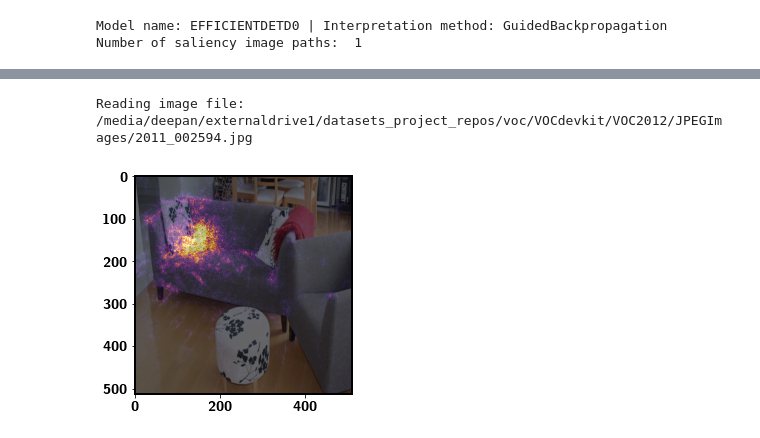
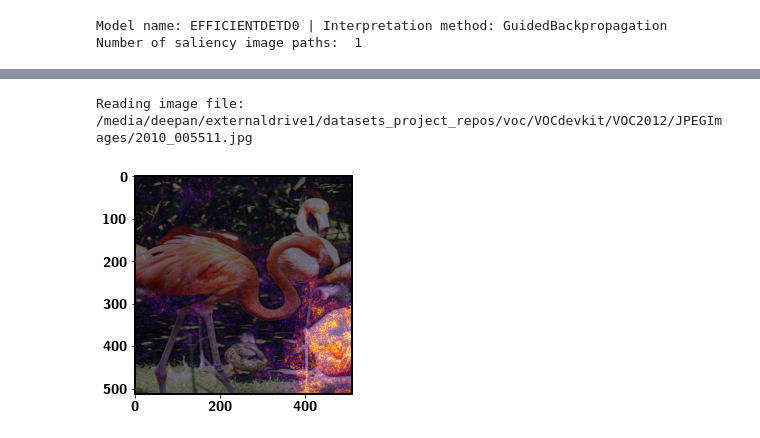
Before and after one commit to DeepanChakravarthiPadmanabhan/dext, a Jupyter notebook: dext/notebooks/visualizer-general.ipynb, the cells around one changed output, grey strips where cells are left out. Saved outputs shown, nothing was run; the diff lists cells and outputs as text; code cells hidden in the pictures.

```diff
--- a/dext/notebooks/visualizer-general.ipynb
+++ b/dext/notebooks/visualizer-general.ipynb
@@ -46,8 +49,14 @@ PATH_TO_REPLACE_OLD = local_result_path_pattern_old
 PATH_TO_REPLACE_NEW = local_result_path_pattern_new
 
 MODEL_NAME = 'EFFICIENTDETD0'
-IMAGE_INDEX = '2011_002594'
-FILENAME_TO_SAVE = IMAGE_INDEX + '_' + MODEL_NAME + '.jpg'
+INTERPRETATION_METHOD = 'GuidedBackpropagation'
+IMAGE_INDEX = '2010_005511'
+FILENAME_TO_SAVE = 'data/'+ IMAGE_INDEX + '_' + MODEL_NAME + '.jpg'
+
+
+save_file_name = 'data/dbscan_hp.pkl'
+with open(save_file_name, 'rb') as f:
+    dbscan_hps = pickle.load(f)
 # %%
 def get_history_file(result_dir, filename):
     if os.path.exists(result_dir):
@@ -182,7 +191,7 @@ fasterrcnn_ex1_image = read_image(
                           fasterrcnn_ex1_data[0][-1].split('/')[-1]))
 fasterrcnn_ex1_map_dict = get_heatmaps(fasterrcnn_ex1_data, MODEL_NAME)
 # %% [output]
-Reading image file:  /media/deepan/externaldrive1/datasets_project_repos/voc/VOCdevkit/VOC2012/JPEGImages/2011_002594.jpg
+Reading image file:  /media/deepan/externaldrive1/datasets_project_repos/voc/VOCdevkit/VOC2012/JPEGImages/2010_005511.jpg
 # %%
 def calculate_weighted_average(img):
     y = range(0, img.shape[0])
@@ -343,9 +352,9 @@ def resize_image(raw_image, image_size, model_name):
         image = cv2.resize(raw_image, image_size)
     return image
 # %%
-heatmap = fasterrcnn_ex1_map_dict['class_maps'][0]
+heatmap = fasterrcnn_ex1_map_dict['class_maps'][3]
 plt.imshow(heatmap, cmap='inferno')
 plt.imshow(fasterrcnn_ex1_image[1], alpha=0.4)
 plt.show()
 # %% [output]
-[figure, old version]
+[figure, new version]
```
Also changed, not shown: parts of 7 cells of this notebook, 7 other files.
